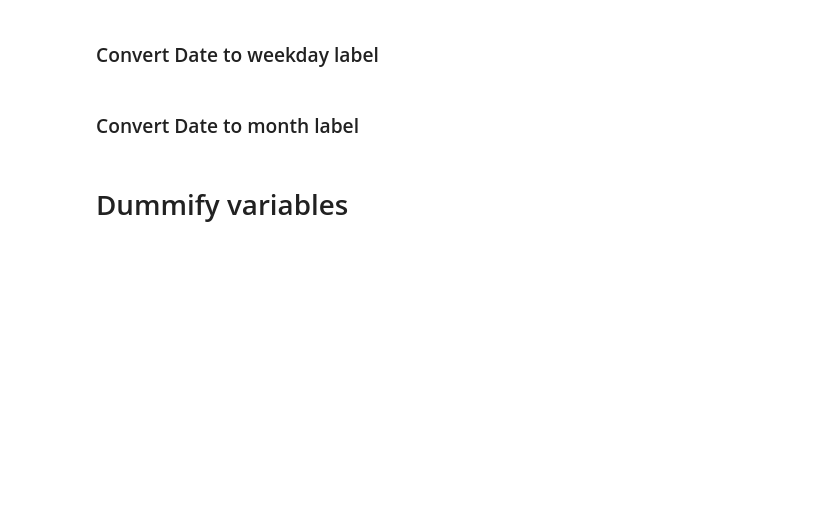
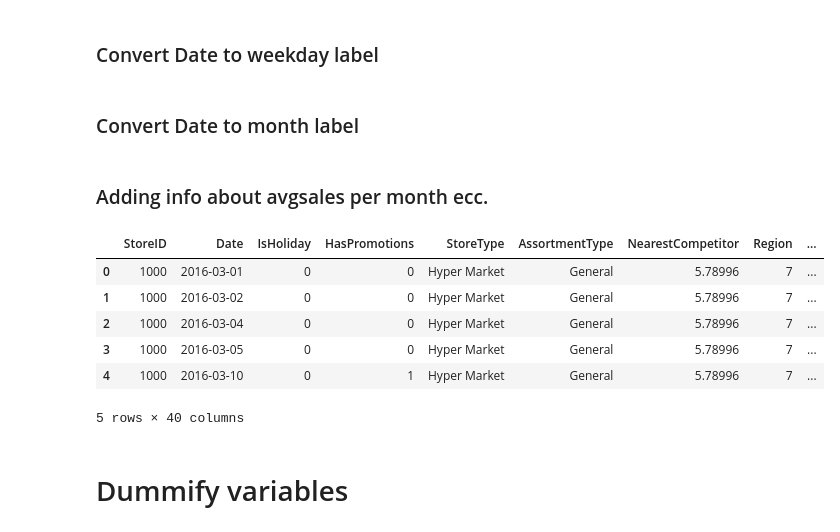
Before and after one commit to Trik17/DMTM_2018, a Jupyter notebook: Polimi Competition/GoldenMaster - FeatureSelection-Copy1-ANDREA-02Giugno.ipynb, the cells around one changed output. Cells and saved outputs as stored; diff of their text form; code cells hidden in the pictures; blank space fills up the shorter version.

```diff
--- a/Polimi Competition/GoldenMaster - FeatureSelection-Copy1-ANDREA-02Giugno.ipynb
+++ b/Polimi Competition/GoldenMaster - FeatureSelection-Copy1-ANDREA-02Giugno.ipynb
@@ -521,6 +521,39 @@ sales["Day_Of_Week"] = sales["Date"].astype("datetime64").dt.weekday_name
 ### Convert Date to month label
 # %%
 sales["Month"] = sales["Date"].astype("datetime64").dt.month
+# %% [markdown]
+### Adding info about avgsales per month ecc.
+# %%
+avgSalesForStoreIDForMonth = sales
+avgSalesForStoreIDForMonth = avgSalesForStoreIDForMonth.groupby(['StoreID','Month'], as_index=False)['NumberOfSales'].mean()
+avgSalesForStoreIDForMonth = avgSalesForStoreIDForMonth.rename(index=str, columns={"NumberOfSales": "AvgSalesForMonth"})
+
+varSalesForStoreIDForMonth = sales
+varSalesForStoreIDForMonth = varSalesForStoreIDForMonth.groupby(['StoreID','Month'], as_index=False)['NumberOfSales'].var()
+varSalesForStoreIDForMonth = varSalesForStoreIDForMonth.rename(index=str, columns={"NumberOfSales": "VarSalesForMonth"})
+
+avgCustomersForStoreIDForMonth = sales
+avgCustomersForStoreIDForMonth = avgCustomersForStoreIDForMonth.groupby(['StoreID','Month'], as_index=False)['NumberOfCustomers'].mean()
+avgCustomersForStoreIDForMonth = avgCustomersForStoreIDForMonth.rename(index=str, columns={"NumberOfCustomers": "AvgCustomersForMonth"})
+
+varCustomersorStoreIDForMonth = sales
+varCustomersorStoreIDForMonth = varCustomersorStoreIDForMonth.groupby(['StoreID','Month'], as_index=False)['NumberOfCustomers'].var()
+varCustomersorStoreIDForMonth = varCustomersorStoreIDForMonth.rename(index=str, columns={"NumberOfCustomers": "VarCustomersForMonth"})
+
+sales = sales.merge(avgSalesForStoreIDForMonth, left_on=['StoreID','Month'], right_on = ['StoreID','Month'])
+sales = sales.merge(varSalesForStoreIDForMonth, left_on=['StoreID','Month'], right_on = ['StoreID','Month'])
+sales = sales.merge(avgCustomersForStoreIDForMonth, left_on=['StoreID','Month'], right_on = ['StoreID','Month'])
+sales = sales.merge(varCustomersorStoreIDForMonth, left_on=['StoreID','Month'], right_on = ['StoreID','Month'])
+# %%
+sales.head(5)
+# %% [output]
+|  | StoreID | Date | IsHoliday | HasPromotions | StoreType | AssortmentType | NearestCompetitor | Region | ... |
+| 0 | 1000 | 2016-03-01 | 0 | 0 | Hyper Market | General | 5.78996 | 7 | ... |
+| 1 | 1000 | 2016-03-02 | 0 | 0 | Hyper Market | General | 5.78996 | 7 | ... |
+| 2 | 1000 | 2016-03-04 | 0 | 0 | Hyper Market | General | 5.78996 | 7 | ... |
+| 3 | 1000 | 2016-03-05 | 0 | 0 | Hyper Market | General | 5.78996 | 7 | ... |
+| 4 | 1000 | 2016-03-10 | 0 | 1 | Hyper Market | General | 5.78996 | 7 | ... |
+5 rows × 40 columns
 # %% [markdown]
 # Dummify variables
 # %%
```
Also changed, not shown: parts of 1 cell of this notebook, 1 other file.
